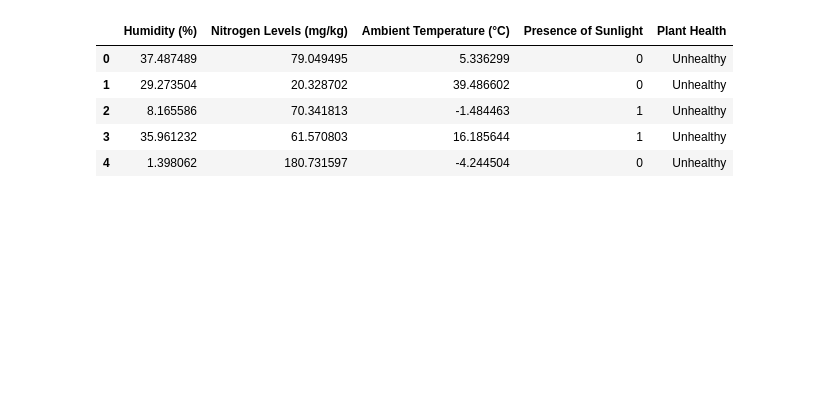
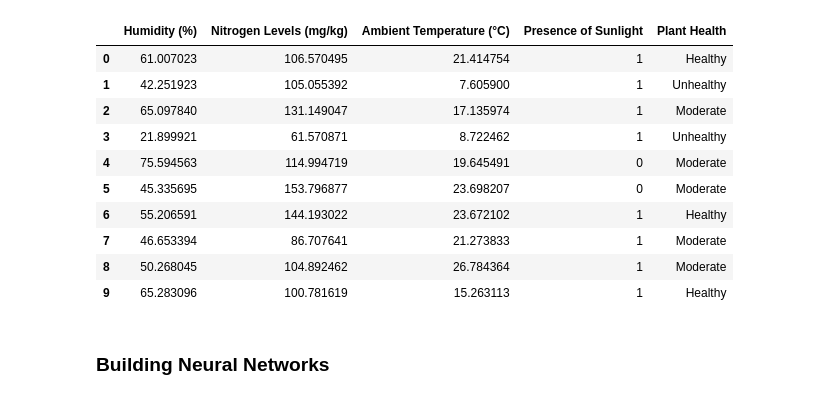
Before and after one commit to jawadahmed2/Plant-Health-Prediction-From-Sensors-Data, a Jupyter notebook: Source/predict_plant_health.ipynb, the cells around one changed output. Saved outputs shown, nothing was run; the diff lists cells and outputs as text; code cells hidden in the pictures; blank space fills up the shorter version.

```diff
--- a/Source/predict_plant_health.ipynb
+++ b/Source/predict_plant_health.ipynb
@@ -35,9 +6,57 @@ df.to_csv('plant_health_dataset.csv', index=False)
+# %%
+# Number of data points
+n = 10000
+
+# Simulate data collection
+def generate_data(n):
+    data = {
+        'Humidity (%)': [],
+        'Nitrogen Levels (mg/kg)': [],
+        'Ambient Temperature (°C)': [],
+        'Presence of Sunlight': [],
+        'Plant Health': []
+    }
+
+    # Generate a third of the data for each category
+    for category in ['Healthy', 'Moderate', 'Unhealthy']:
+        for _ in range(n // 3):
+            if category == 'Healthy':
+                data['Humidity (%)'].append(random.uniform(50, 70))
+                data['Nitrogen Levels (mg/kg)'].append(random.uniform(100, 150))
+                data['Ambient Temperature (°C)'].append(random.uniform(15, 25))
+                data['Presence of Sunlight'].append(1)
+                data['Plant Health'].append('Healthy')
+            elif category == 'Moderate':
+                data['Humidity (%)'].append(random.uniform(40, 80))
+                data['Nitrogen Levels (mg/kg)'].append(random.uniform(80, 170))
+                data['Ambient Temperature (°C)'].append(random.uniform(10, 30))
+                data['Presence of Sunlight'].append(random.choice([0, 1]))
+                data['Plant Health'].append('Moderate')
+            else:
+                data['Humidity (%)'].append(random.uniform(0, 100))
+                data['Nitrogen Levels (mg/kg)'].append(random.uniform(0, 200))
+                data['Ambient Temperature (°C)'].append(random.uniform(-10, 40))
+                data['Presence of Sunlight'].append(random.choice([0, 1]))
+                data['Plant Health'].append('Unhealthy')
+
+    # Create a DataFrame and shuffle it
+    df = pd.DataFrame(data)
+    df = df.sample(frac=1).reset_index(drop=True)
+
+    return df
+
+df = generate_data(n)
 # %%
-df.head()
+df.head(10)
 # %% [output]
 |  | Humidity (%) | Nitrogen Levels (mg/kg) | Ambient Temperature (°C) | Presence of Sunlight | Plant Health |
-| 0 | 37.487489 | 79.049495 | 5.336299 | 0 | Unhealthy |
-| 1 | 29.273504 | 20.328702 | 39.486602 | 0 | Unhealthy |
-| 2 | 8.165586 | 70.341813 | -1.484463 | 1 | Unhealthy |
-| 3 | 35.961232 | 61.570803 | 16.185644 | 1 | Unhealthy |
-| 4 | 1.398062 | 180.731597 | -4.244504 | 0 | Unhealthy |
+| 0 | 61.007023 | 106.570495 | 21.414754 | 1 | Healthy |
+| 1 | 42.251923 | 105.055392 | 7.605900 | 1 | Unhealthy |
+| 2 | 65.097840 | 131.149047 | 17.135974 | 1 | Moderate |
+| 3 | 21.899921 | 61.570871 | 8.722462 | 1 | Unhealthy |
+| 4 | 75.594563 | 114.994719 | 19.645491 | 0 | Moderate |
+| 5 | 45.335695 | 153.796877 | 23.698207 | 0 | Moderate |
+| 6 | 55.206591 | 144.193022 | 23.672102 | 1 | Healthy |
+| 7 | 46.653394 | 86.707641 | 21.273833 | 1 | Moderate |
+| 8 | 50.268045 | 104.892462 | 26.784364 | 1 | Moderate |
+| 9 | 65.283096 | 100.781619 | 15.263113 | 1 | Healthy |
@@ -43,0 +69,2 @@ df.head()
+# %% [markdown]
+### **Building Neural Networks**
```
Also changed, not shown: parts of 13 cells of this notebook, 2 other files.
